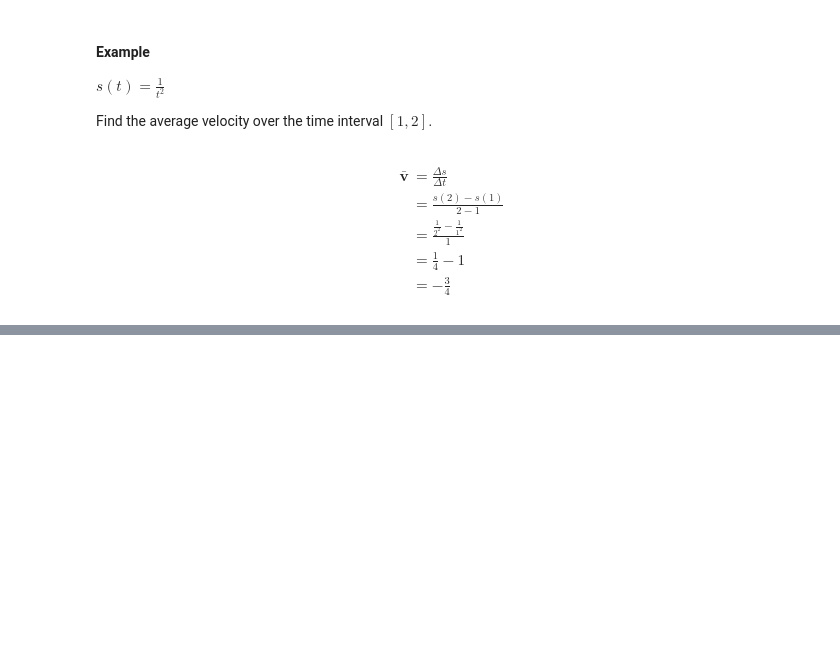
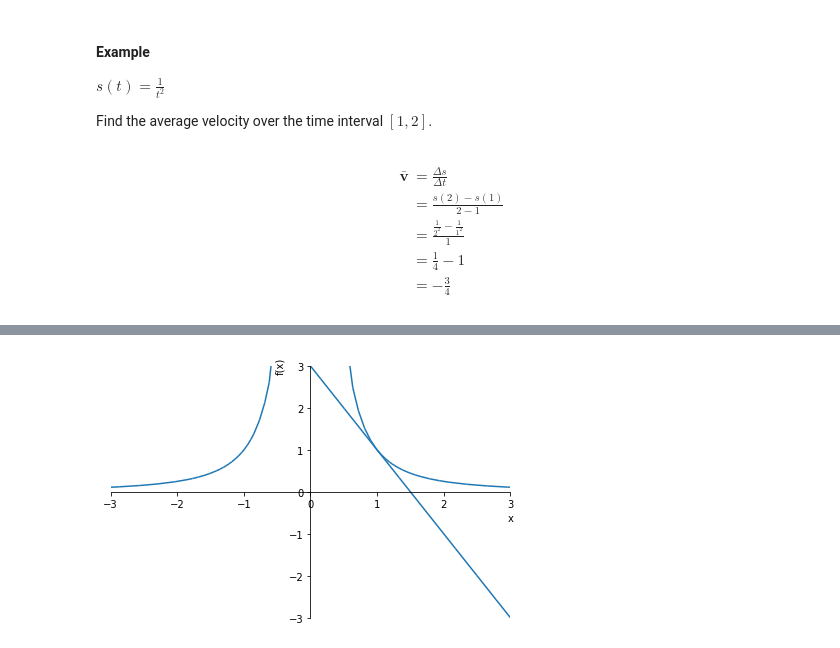
Before and after one commit to PaulToronto/Johns-Hopkins-Coursera-Applied-Calculus-With-Python, a Jupyter notebook: 3_2_The_Derivative.ipynb, the cells around one changed output, grey strips where cells are left out. Saved outputs shown, nothing was run; the diff lists cells and outputs as text; code cells hidden in the pictures; blank space fills up the shorter version.

```diff
--- a/3_2_The_Derivative.ipynb
+++ b/3_2_The_Derivative.ipynb
@@ -102,0 +134,5 @@ This is also known as:
+# %%
+x = sym.symbols('x')
+sym.plot(1/x**2, -2*x + 3, xlim=[-3, 3], ylim=[-3, 3]);
+# %% [output]
+[figure, added]
```
Also changed, not shown: parts of 15 cells of this notebook.
